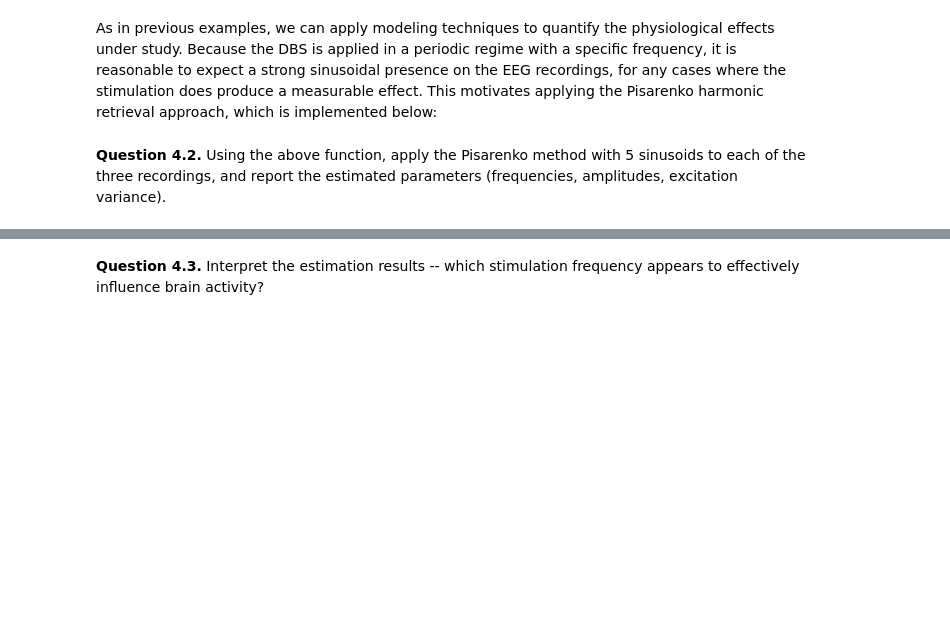
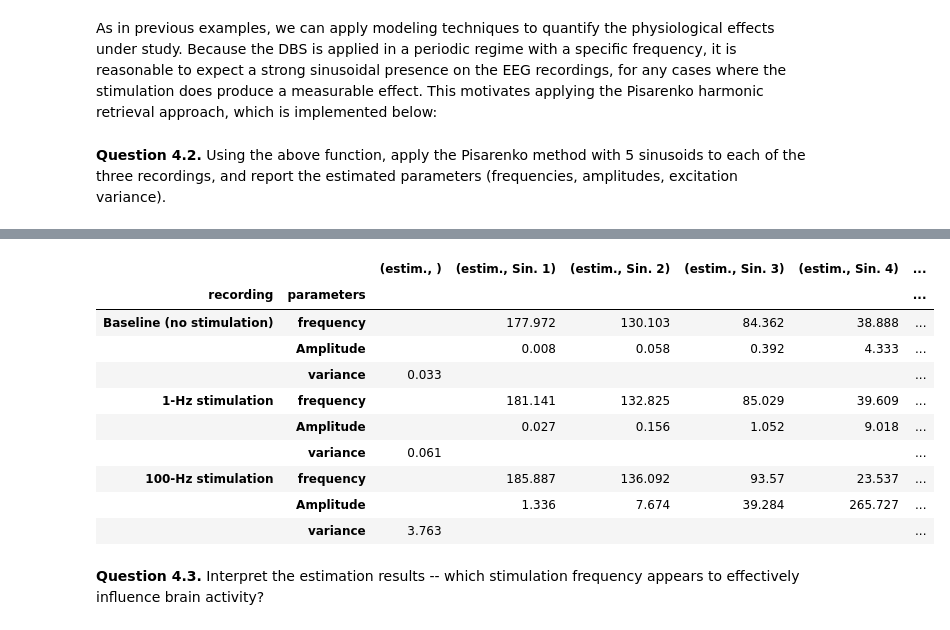
Before and after one commit to ricardo2911/labo, a Jupyter notebook: Labo_06/Lab_LinearModels2.ipynb, the cells around one changed output, grey strips where cells are left out. Saved outputs shown, nothing was run; the diff lists cells and outputs as text; code cells hidden in the pictures; blank space fills up the shorter version.

```diff
--- a/Labo_06/Lab_LinearModels2.ipynb
+++ b/Labo_06/Lab_LinearModels2.ipynb
@@ -533,3 +560,23 @@ def pisarenko(x, p, fs, Aff=0):
+# %%
+header1=['recording', 'parameters']
+header3=6*['estim.']
+header2=[""]+[f'Sin. {num}' for num in np.arange(1, 6)]
+multi_index = pd.MultiIndex.from_tuples(list(zip(header3, header2)))
+columns = header1+multi_index.tolist()
+
+display(pd.DataFrame(data, columns=columns).set_index(['recording','parameters']))
+# %% [output]
+|  |  | (estim., ) | (estim., Sin. 1) | (estim., Sin. 2) | (estim., Sin. 3) | (estim., Sin. 4) | ... |
+| recording | parameters |  |  |  |  |  | ... |
+| Baseline (no stimulation) | frequency |  | 177.972 | 130.103 | 84.362 | 38.888 | ... |
+|  | Amplitude |  | 0.008 | 0.058 | 0.392 | 4.333 | ... |
+|  | variance | 0.033 |  |  |  |  | ... |
+| 1-Hz stimulation | frequency |  | 181.141 | 132.825 | 85.029 | 39.609 | ... |
+|  | Amplitude |  | 0.027 | 0.156 | 1.052 | 9.018 | ... |
+|  | variance | 0.061 |  |  |  |  | ... |
+| 100-Hz stimulation | frequency |  | 185.887 | 136.092 | 93.57 | 23.537 | ... |
+|  | Amplitude |  | 1.336 | 7.674 | 39.284 | 265.727 | ... |
+|  | variance | 3.763 |  |  |  |  | ... |
 # %% [markdown]
 **Question 4.3.** Interpret the estimation results -- which stimulation frequency appears to effectively influence brain activity?
 # %% [markdown]
```
Also changed, not shown: parts of 14 cells of this notebook, 1 other file.
